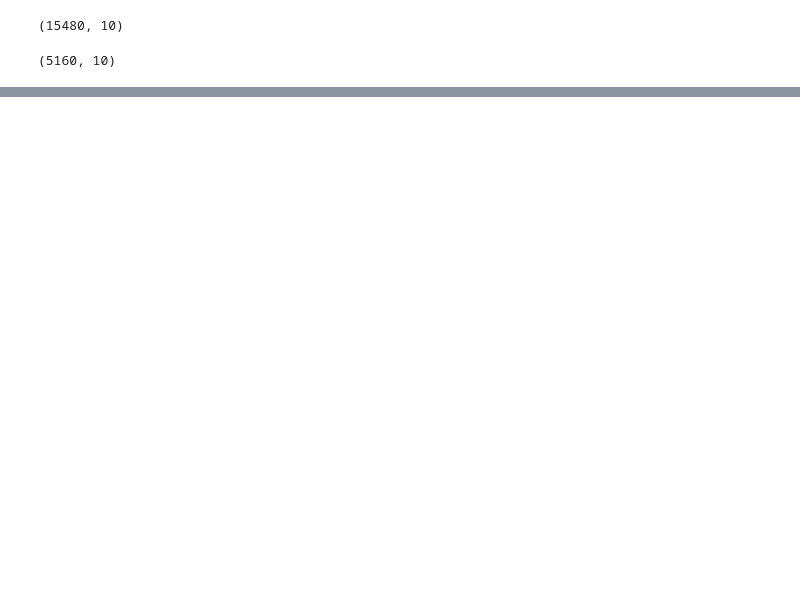
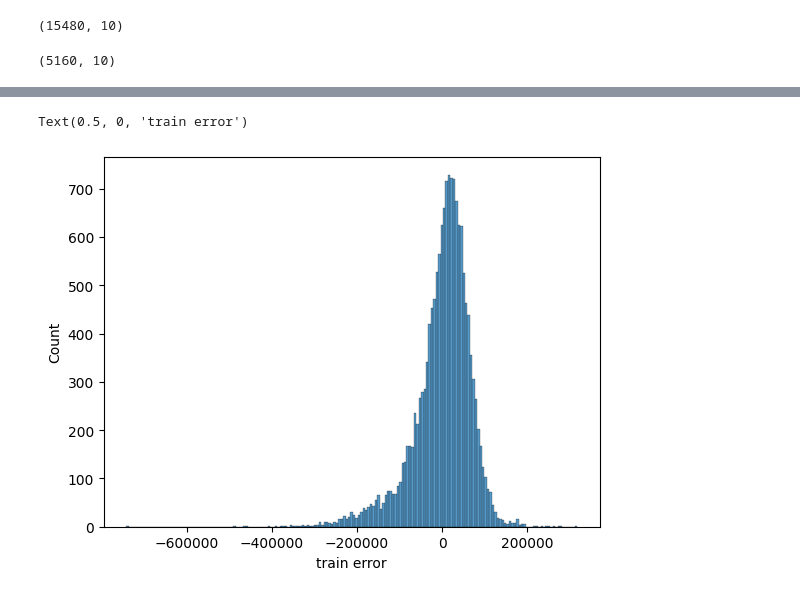
Before and after one commit to utkuseyithanoglu/utku-machine-learning-python-template, a Jupyter notebook: src/new_diffrent_data.ipynb, the cells around one changed output, grey strips where cells are left out. Drawn from its saved outputs; the diff is of its cells as text; code cells hidden in the pictures; blank space fills up the shorter version.

```diff
--- a/src/new_diffrent_data.ipynb
+++ b/src/new_diffrent_data.ipynb
@@ -93,0 +210,6 @@ test_df.shape
+# %%
+sns.histplot(data=train_residual)
+plt.xlabel("train error")
+# %% [output]
+Text(0.5, 0, 'train error')
+[figure, added]
```
Also changed, not shown: parts of 49 cells of this notebook, 1 other file.
